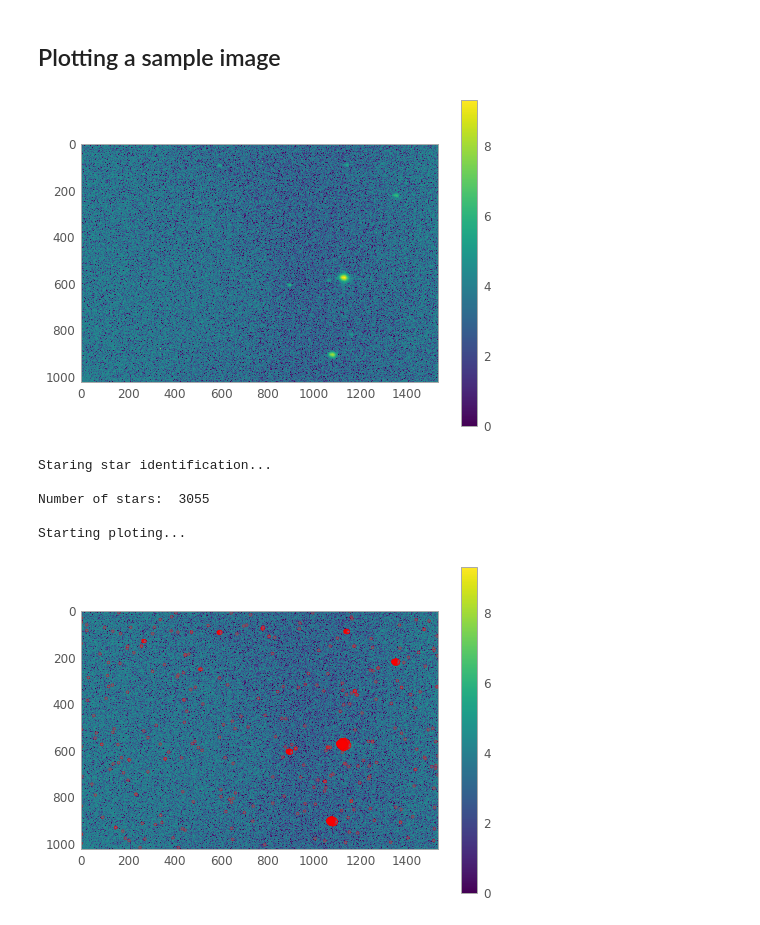
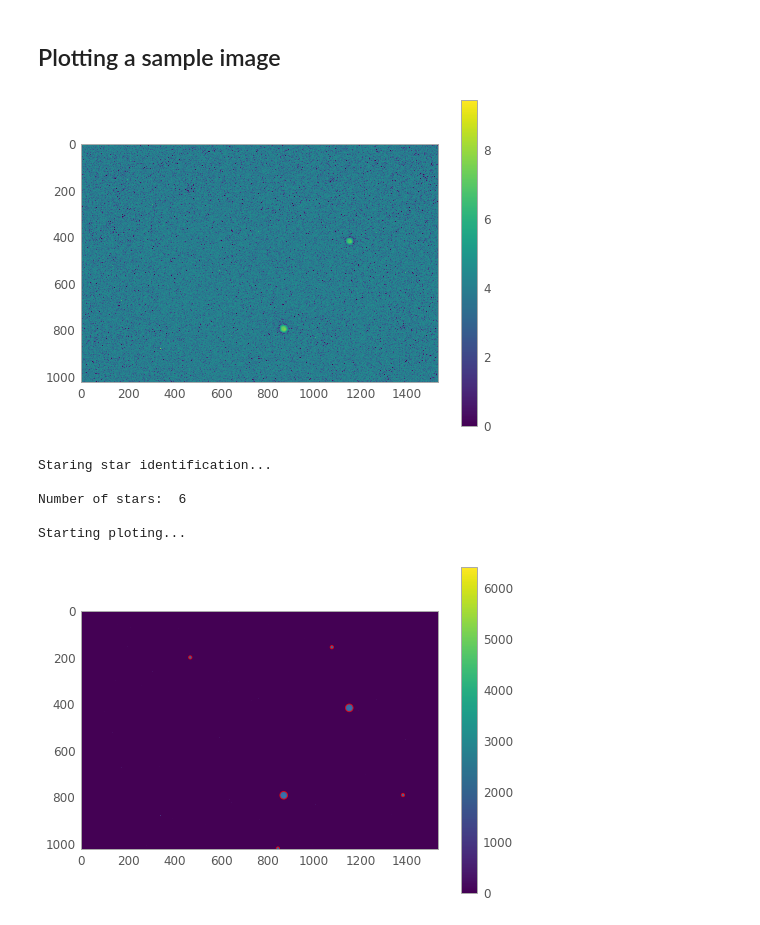
Before and after one commit to Mucephie/DORADO, a Jupyter notebook: vstar_reduc.ipynb, the cells around one changed output. Drawn from its saved outputs; the diff is of its cells as text; code cells hidden in the pictures.

Commit message:
Implemented star finding, added timing measurement to the mix, a few other goodies

```diff
--- a/vstar_reduc.ipynb
+++ b/vstar_reduc.ipynb
@@ -14,8 +14,8 @@ START_DATE_TIME = datetime.datetime.now()
 
 print('\nStarting time: ', START_DATE_TIME)
 
-directory = 'C:/Users/mucep/Offline/2018-12-04+05'
-star = 'DYPEG'
+directory = 'C:/Users/mucep/Offline/2019-08-14+15'
+star = 'YZBoo'
 filename = 'DYPEG'
 home_dir = os.getcwd()
 print('\nHome dir: ', home_dir)
@@ -127,21 +124,21 @@ Light reduction complete.
 ## Plotting a sample image
 # %%
 sample_star_field = np.arcsinh(np.abs(series[:, :, 10]))
-search_star_field = np.arcsinh(np.abs(series[:, :, 10]))
+search_star_field = series[:, :, 10]
 draco.plt_fits(sample_star_field, 'viridis')
 print('\nStaring star identification...')
-x, y, opt_img = draco.starSeeker(search_star_field, 0.8)
+x, y, r, opt_img = draco.starSeeker2(search_star_field)
 print('\nNumber of stars: ', len(x))
 print('\nStarting ploting...\n')
-draco.plt_stars(sample_star_field, x, y)
+draco.plt_stars(series[:, :, 10], x, y, r)
 # %% [output]
-[figure, old version]
+[figure, new version]
 Staring star identification...
 
-Number of stars:  3055
+Number of stars:  6
 
 Starting ploting...
-[figure, old version]
+[figure, new version]
 # %%
 os.chdir(home_dir)
 
```
Also changed, not shown: parts of 6 cells of this notebook.
